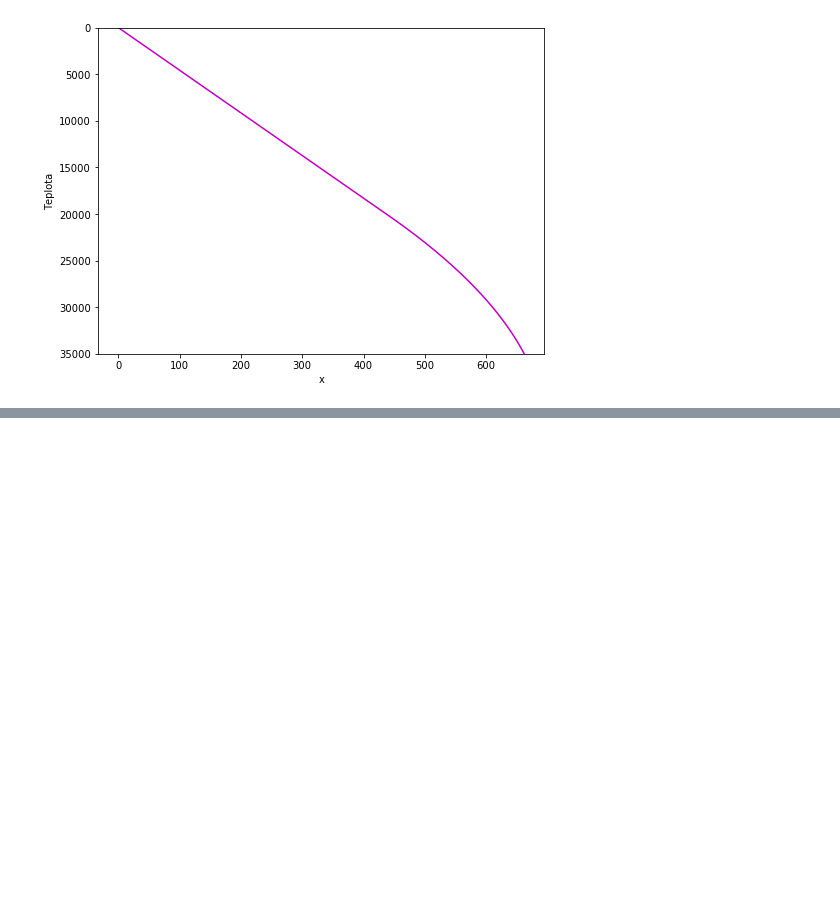
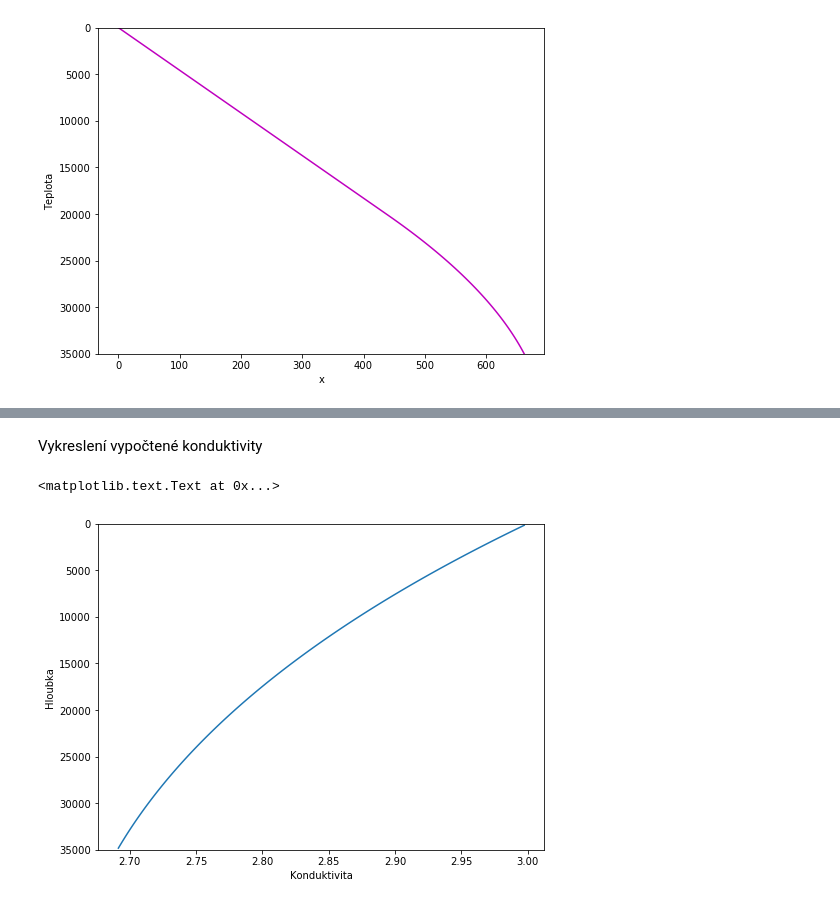
Before and after one commit to BKJackson/heat, a Jupyter notebook: 05-stac1d-var.ipynb, the cells around one changed output, grey strips where cells are left out. Saved outputs shown, nothing was run; the diff lists cells and outputs as text; code cells hidden in the pictures; blank space fills up the shorter version.

```diff
--- a/05-stac1d-var.ipynb
+++ b/05-stac1d-var.ipynb
@@ -127,0 +153,10 @@ $$\lambda=2+\exp \left ( \frac{-T}{1250} \right )+\frac{48}{\exp \left ( \frac{1
+# %% [markdown]
+Vykreslení vypočtené konduktivity
+# %%
+plot(m['k'], m['xm'])
+ylim(m['tc'], 0)
+xlabel('Konduktivita')
+ylabel('Hloubka')
+# %% [output]
+<matplotlib.text.Text at 0x...>
+[figure, added]
```
Also changed, not shown: parts of 5 cells of this notebook.
